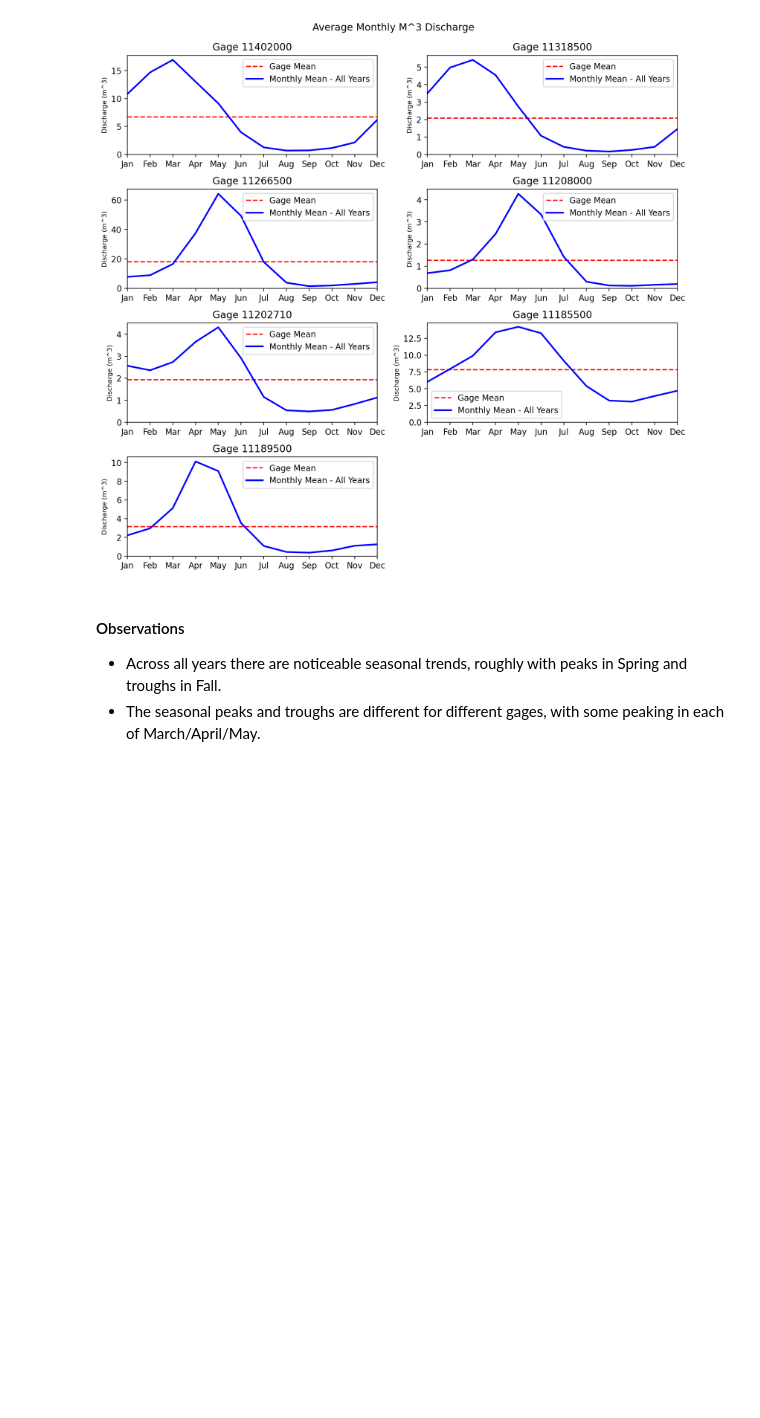
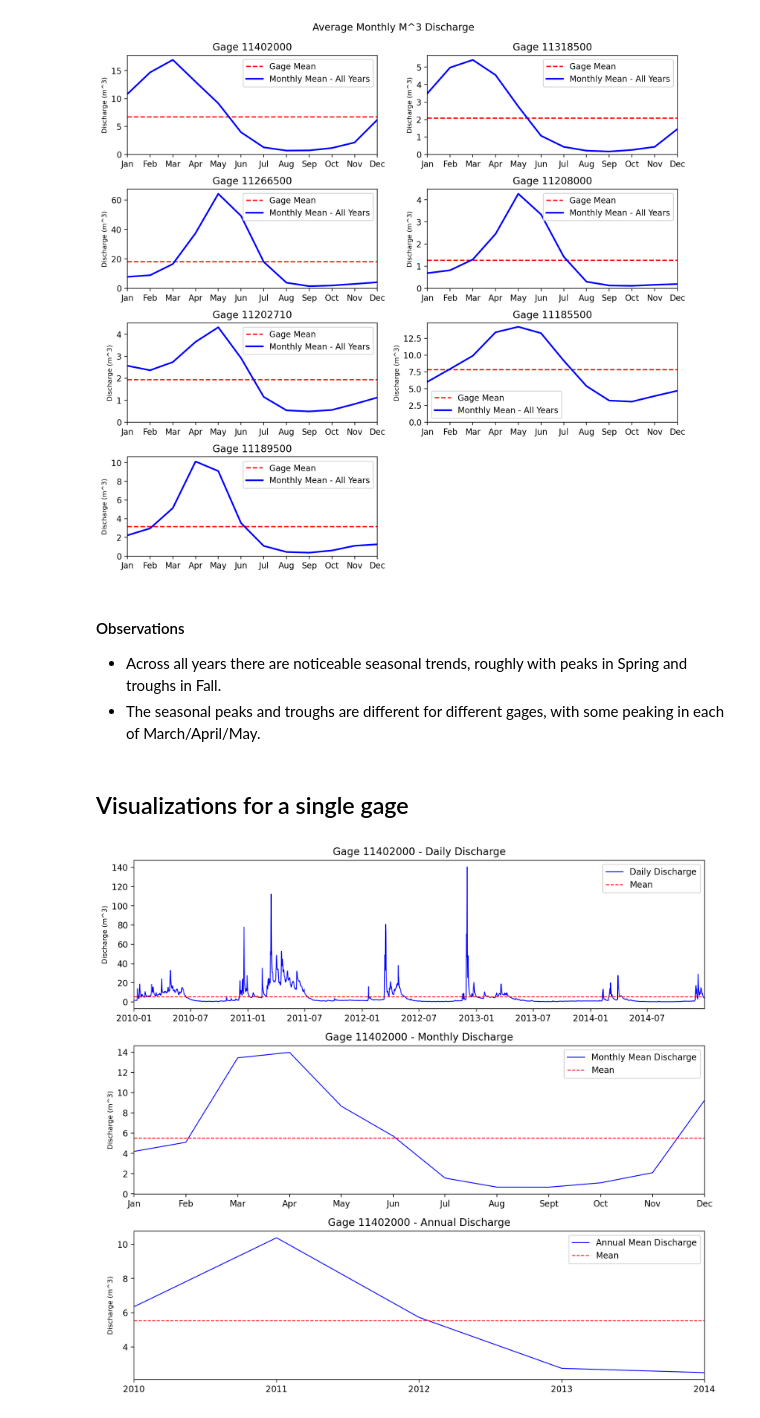
Before and after one commit to MIDS-capstone-fate-of-snow/discharge-estimation, a Jupyter notebook: eda/streamgage/Streamgage Data EDA.ipynb, the cells around one changed output. Cells and saved outputs as stored; diff of their text form; code cells hidden in the pictures; blank space fills up the shorter version.

Commit message:
plots

```diff
--- a/eda/streamgage/Streamgage Data EDA.ipynb
+++ b/eda/streamgage/Streamgage Data EDA.ipynb
@@ -202,3 +202,69 @@ monthly_fig.savefig(os.path.join(IMG_DIR, "monthly_discharge_plot.jpg"))
 fp = os.path.join(DATA_DIR, "streamgage-full.csv")
 columns = ["gage", "time", "ft", "m3"]
 df[columns].to_csv(fp, encoding="utf-8", index=False)
+# %% [markdown]
+## Visualizations for a single gage
+# %%
+import sys
+sys.path.append(os.path.join("..", "..", "code"))
+from utils import convert_datetime, open_y_data
+
+
+def plot_discharge(gage: str, min_date: str, max_date: str):
+    min_date, max_date = convert_datetime(min_date), convert_datetime(max_date)
+    df = open_y_data()
+    df = df[(df["gage"] == gage) & (df["date"] >= min_date) & (df["date"] <= max_date)].copy()
+    df = df.sort_values(by=["date"])
+
+    fig, axes = plt.subplots(3, 1, figsize=(12, 11), dpi=200)
+
+    # Plot daily data:
+    ax = axes[0]
+    ax.plot(df["date"], df["m3"], label="Daily Discharge", color="b", linewidth=1)
+    ax.set_xlim(min_date, max_date)
+    mu = df["m3"].mean()
+    ax.hlines(mu, xmin=min_date, xmax=max_date,
+              color="r", linestyle="--", label="Mean", linewidth=1)
+    ax.legend()
+    ax.set_ylabel("Discharge (m^3)", fontsize=8)
+    ax.set_title(f"Gage {gage} - Daily Discharge")
+
+    # Plot monthly data:
+    df["month"] = df["date"].dt.month
+    monthly_mu = df.groupby(["month"])["m3"].mean()
+    ax = axes[1]
+    ax.plot(monthly_mu.index, monthly_mu.values, label="Monthly Mean Discharge", color="b", linewidth=1)
+    mu = monthly_mu.mean()
+    ax.hlines(mu, xmin=monthly_mu.index.min(), xmax=monthly_mu.index.max(),
+              color="r", linestyle="--", label="Mean", linewidth=1)
+    ax.legend()
+    ax.set_ylabel("Discharge (m^3)", fontsize=8)
+    labels = "Jan Feb Mar Apr May Jun Jul Aug Sept Oct Nov Dec".split()
+    ax.set_xticks(range(1, 13, 1))
+    ax.set_xticklabels(labels)
+    ax.set_xlim(1, 12)
+    ax.set_title(f"Gage {gage} - Monthly Discharge")
+
+    # Plot annual data:
+    df["year"] = df["date"].dt.year
+    year_mu = df.groupby(["year"])["m3"].mean()
+    ax = axes[2]
+    ax.plot(year_mu.index, year_mu.values, label="Annual Mean Discharge", color="b", linewidth=1)
+    mu = year_mu.mean()
+    ax.hlines(mu, xmin=year_mu.index.min(), xmax=year_mu.index.max(),
+              color="r", linestyle="--", label="Mean", linewidth=1)
+    ax.legend()
+    ax.set_ylabel("Discharge (m^3)", fontsize=8)
+    ax.set_xticks(range(2010, 2015, 1))
+    ax.set_xlim(2010, 2014)
+    ax.set_title(f"Gage {gage} - Annual Discharge")
+
+    fig.subplots_adjust(hspace=0.25)
+
+    return fig, axes
+
+
+fig, axes = plot_discharge("11402000", "2010_01_01", "2014_12_31")
+fig.savefig("11402000_discharge.png")
+# %% [output]
+[figure, added]
```
Also changed, not shown: parts of 1 cell of this notebook, 2 other files.
